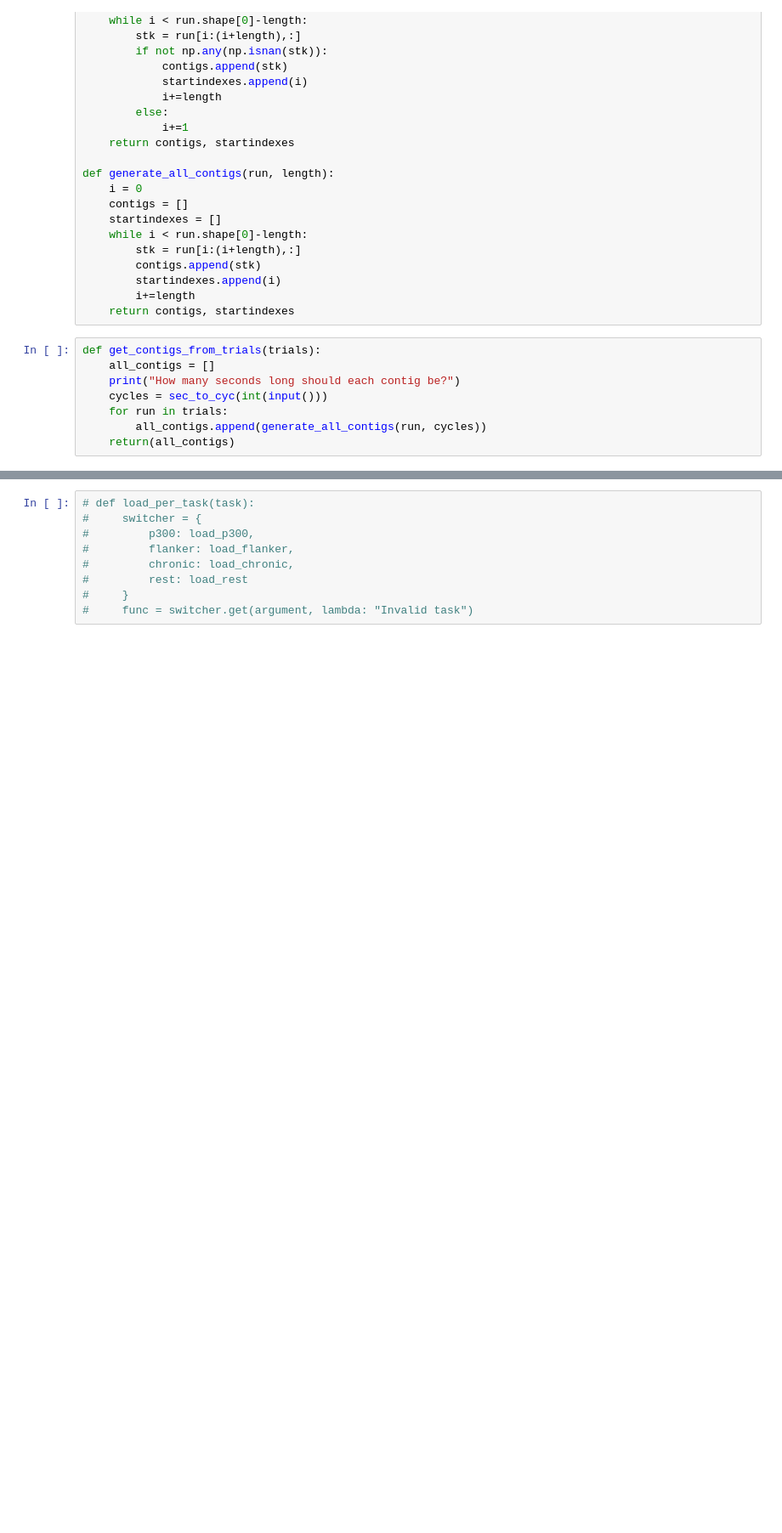
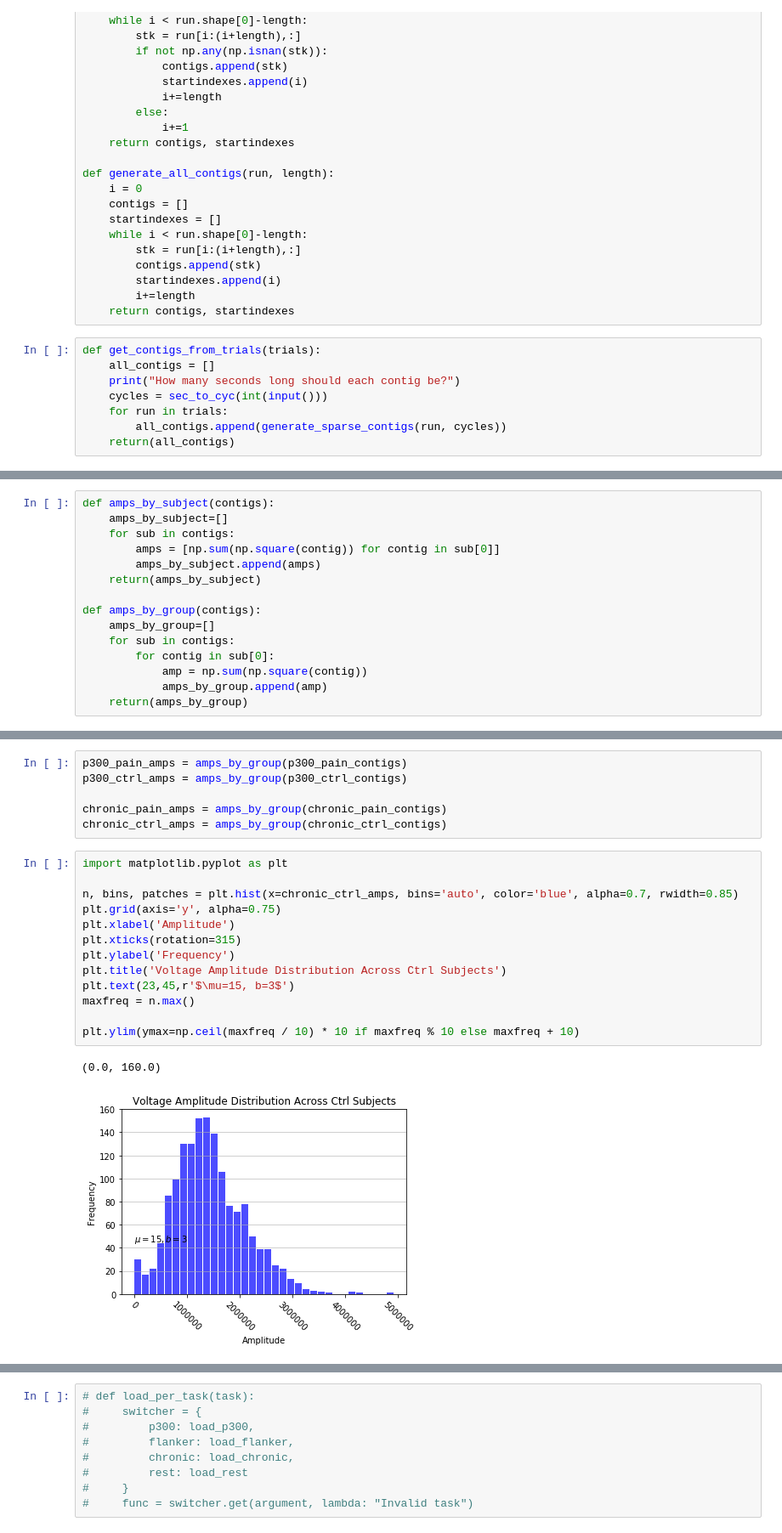
Before and after one commit to canlab/WAViMedEEG, a Jupyter notebook: 4_csv_to_contigs.ipynb, the cells around one changed output, grey strips where cells are left out. Shown at 85% size. Cells and saved outputs as stored; diff of their text form; blank space fills up the shorter version.

```diff
--- a/4_csv_to_contigs.ipynb
+++ b/4_csv_to_contigs.ipynb
@@ -198,7 +198,7 @@ def get_contigs_from_trials(trials):
     print("How many seconds long should each contig be?")
     cycles = sec_to_cyc(int(input()))
     for run in trials:
-        all_contigs.append(generate_all_contigs(run, cycles))
+        all_contigs.append(generate_sparse_contigs(run, cycles))
     return(all_contigs)
 # %%
 p300_pain_contigs = get_contigs_from_trials(p300_pain)
@@ -210,0 +218,15 @@ How many seconds long should each contig be?
+# %%
+def amps_by_subject(contigs):
+    amps_by_subject=[]
+    for sub in contigs:
+        amps = [np.sum(np.square(contig)) for contig in sub[0]]
+        amps_by_subject.append(amps)
+    return(amps_by_subject)
+
+def amps_by_group(contigs):
+    amps_by_group=[]
+    for sub in contigs:
+        for contig in sub[0]:
+            amp = np.sum(np.square(contig))
+            amps_by_group.append(amp)
+    return(amps_by_group)
@@ -210,0 +243,22 @@ How many seconds long should each contig be?
+# %%
+p300_pain_amps = amps_by_group(p300_pain_contigs)
+p300_ctrl_amps = amps_by_group(p300_ctrl_contigs)
+
+chronic_pain_amps = amps_by_group(chronic_pain_contigs)
+chronic_ctrl_amps = amps_by_group(chronic_ctrl_contigs)
+# %%
+import matplotlib.pyplot as plt
+
+n, bins, patches = plt.hist(x=chronic_ctrl_amps, bins='auto', color='blue', alpha=0.7, rwidth=0.85)
+plt.grid(axis='y', alpha=0.75)
+plt.xlabel('Amplitude')
+plt.xticks(rotation=315)
+plt.ylabel('Frequency')
+plt.title('Voltage Amplitude Distribution Across Ctrl Subjects')
+plt.text(23,45,r'$\mu=15, b=3$')
+maxfreq = n.max()
+
+plt.ylim(ymax=np.ceil(maxfreq / 10) * 10 if maxfreq % 10 else maxfreq + 10)
+# %% [output]
+(0.0, 160.0)
+[figure, added]
```
Also changed, not shown: parts of 4 cells of this notebook, 1 other file.
